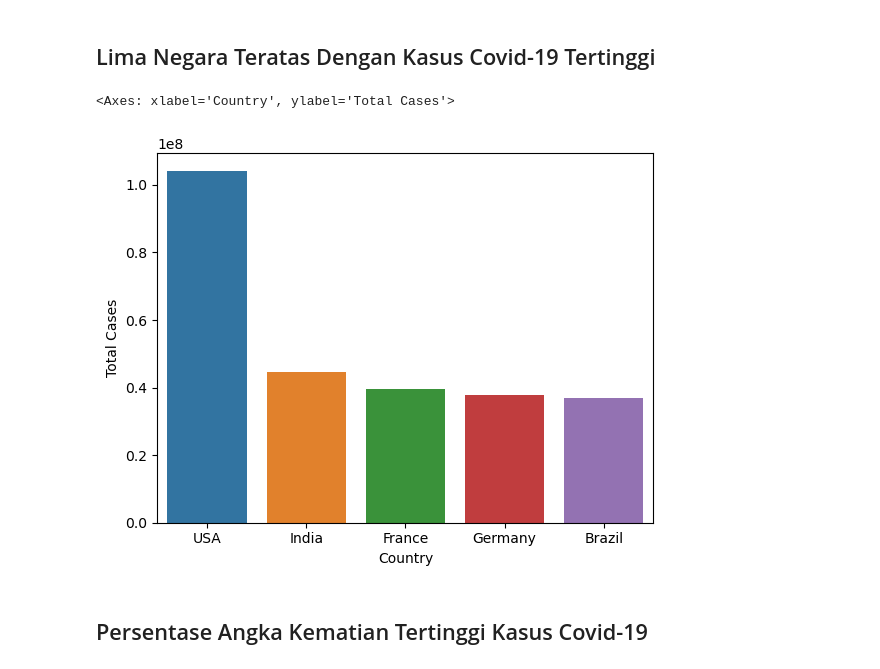
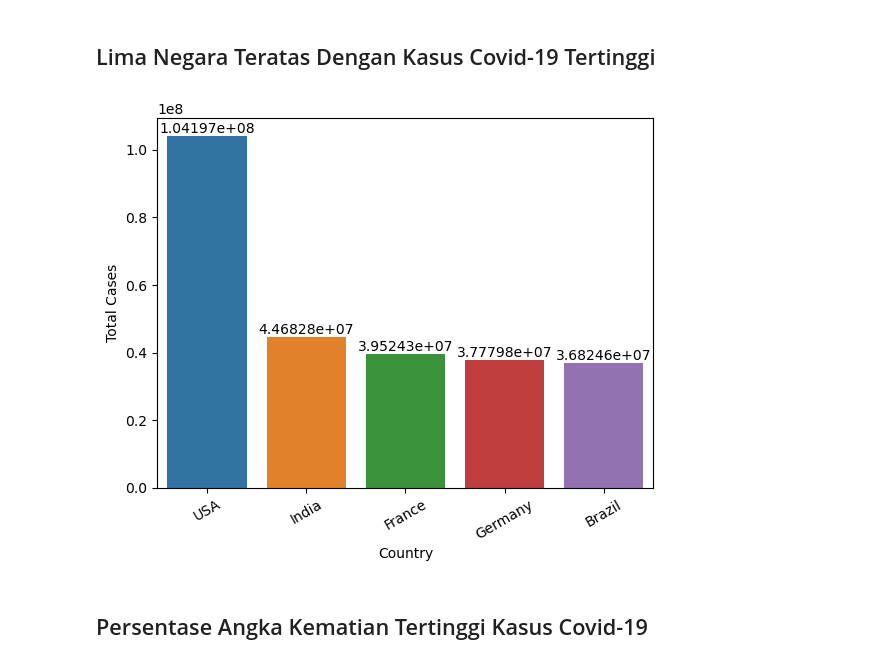
Before and after one commit to HaikalRFadhilahh/covid-19-python-analyst, a Jupyter notebook: covid.ipynb, the cells around one changed output. Cells and saved outputs as stored; diff of their text form; code cells hidden in the pictures.

```diff
--- a/covid.ipynb
+++ b/covid.ipynb
@@ -30,9 +34,12 @@ df
 # %%
 dc = df[['Country', 'Total Cases']]
 topCasesTop5 = dc.sort_values(by='Total Cases', ascending=False).head(5)
-sns.barplot(data=topCasesTop5, x='Country', y='Total Cases')
+dp = sns.barplot(data=topCasesTop5, x='Country', y='Total Cases')
+for i in dp.containers:
+    dp.bar_label(i,)
+plt.xticks(rotation=30)
+plt.show()
 # %% [output]
-<Axes: xlabel='Country', ylabel='Total Cases'>
-[figure, old version]
+[figure, new version]
 # %% [markdown]
 ## Persentase Angka Kematian Tertinggi Kasus Covid-19
```
Also changed, not shown: parts of 3 cells of this notebook.
